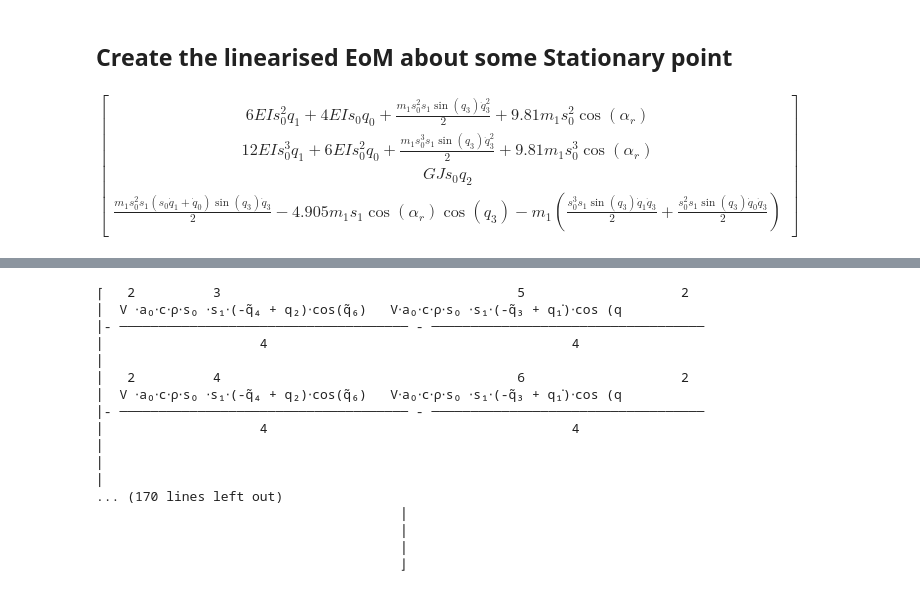
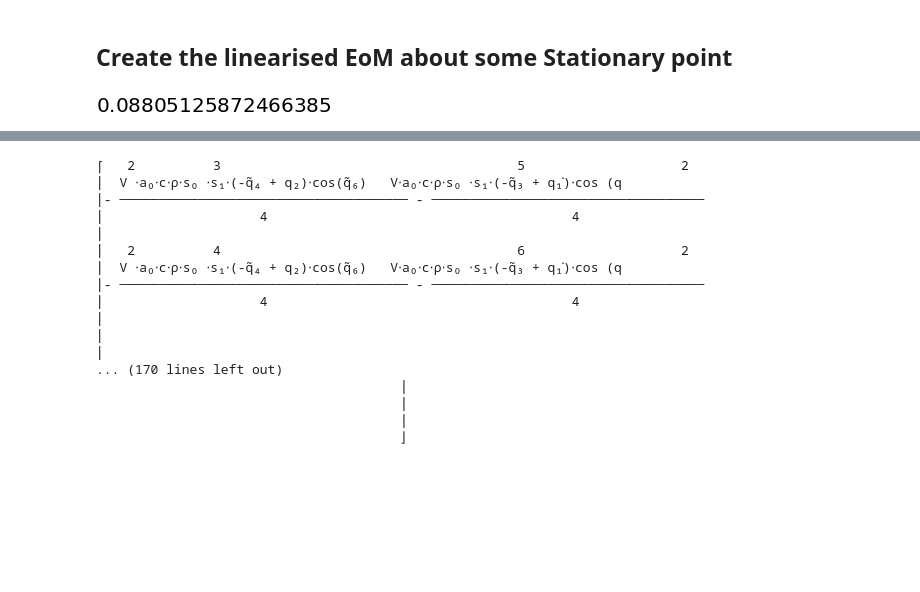
Before and after one commit to fh9g12/FwtModels, a Jupyter notebook: Workbooks/5_Non-linear FWTD Assumed Shapes/4_AssumedShapesV2-Flutter Plots.ipynb, the cells around one changed output, grey strips where cells are left out. Cells and saved outputs as stored; diff of their text form; code cells hidden in the pictures; blank space fills up the shorter version.

```diff
--- a/Workbooks/5_Non-linear FWTD Assumed Shapes/4_AssumedShapesV2-Flutter Plots.ipynb
+++ b/Workbooks/5_Non-linear FWTD Assumed Shapes/4_AssumedShapesV2-Flutter Plots.ipynb
@@ -240,10 +239,10 @@ DotFwtAoA = sym.lambdify((p.alpha_r,p.x),fwt_aoa_lin.diff(me.dynamicsymbols._t))
 
 p.alpha_1.value = lambda t,x:FwtAoA(arfunc(t,x),x)
 p.alphadot_1.value = lambda t,x:DotFwtAoA(arfunc(t,x),x)
-# %%
-sm.f
-# %% [output]
-$\displaystyle \left[\begin{matrix}6 EI s_{0}^{2} q_{1} + 4 EI s_{0} q_{0} + \frac{m_{1} s_{0}^{2} s_{1} \operatorname{sin}\left(q_{3}\right) \dot{q}_{3}^{2}}{2} + 9.81 m_{1} s_{0}^{2} \operatorname{cos}\left(\alpha_{r}\right)\\12 EI s_{0}^{3} q_{1} + 6 EI s_{0}^{2} q_{0} + \frac{m_{1} s_{0}^{3} s_{1} \operatorname{sin}\left(q_{3}\right) \dot{q}_{3}^{2}}{2} + 9.81 m_{1} s_{0}^{3} \operatorname{cos}\left(\alpha_{r}\right)\\GJ s_{0} q_{2}\\\frac{m_{1} s_{0}^{2} s_{1} \left(s_{0} \dot{q}_{1} + \dot{q}_{0}\right) \operatorname{sin}\left(q_{3}\right) \dot{q}_{3}}{2} - 4.905 m_{1} s_{1} \operatorname{cos}\left(\alpha_{r}\right) \operatorname{cos}\left(q_{3}\right) - m_{1} \left(\frac{s_{0}^{3} s_{1} \operatorname{sin}\left(q_{3}\right) \dot{q}_{1} \dot{q}_{3}}{2} + \frac{s_{0}^{2} s_{1} \operatorname{sin}\left(q_{3}\right) \dot{q}_{0} \dot{q}_{3}}{2}\right)\end{matrix}\right]$
+# %%
+p.alpha_1.value(0,p.fp.value)
+# %% [output]
+[figure, added]
 # %%
 subs = p.GetSubs(0,p.fp.value,ignore=['V',p.alpha_r])
 sm_p.subs(p,subs).ExtForces.Q()
```
Also changed, not shown: parts of 2 cells of this notebook, 1 other file.
